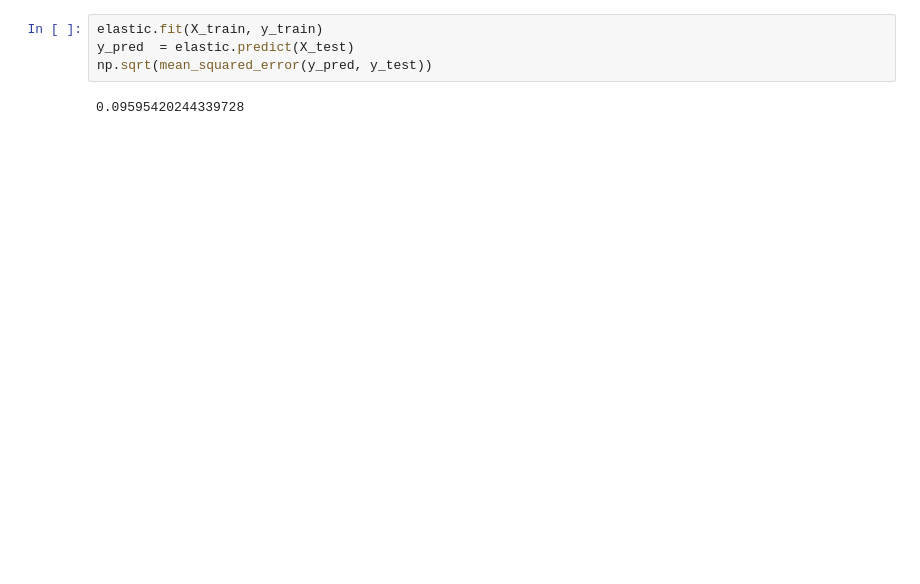
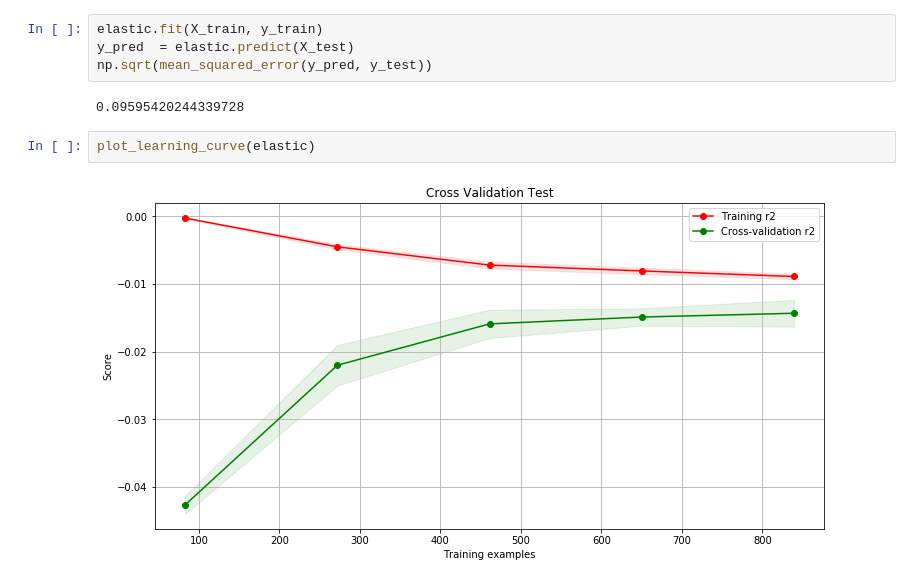
Before and after one commit to SatioO/HousingPrediction, a Jupyter notebook: Housing.ipynb, the cells around one changed output. Saved outputs shown, nothing was run; the diff lists cells and outputs as text; blank space fills up the shorter version.

```diff
--- a/Housing.ipynb
+++ b/Housing.ipynb
@@ -303,3 +309,7 @@ y_pred  = elastic.predict(X_test)
 np.sqrt(mean_squared_error(y_pred, y_test))
 # %% [output]
 0.09595420244339728
+# %%
+plot_learning_curve(elastic)
+# %% [output]
+[figure, added]
```
Also changed, not shown: parts of 7 cells of this notebook.
